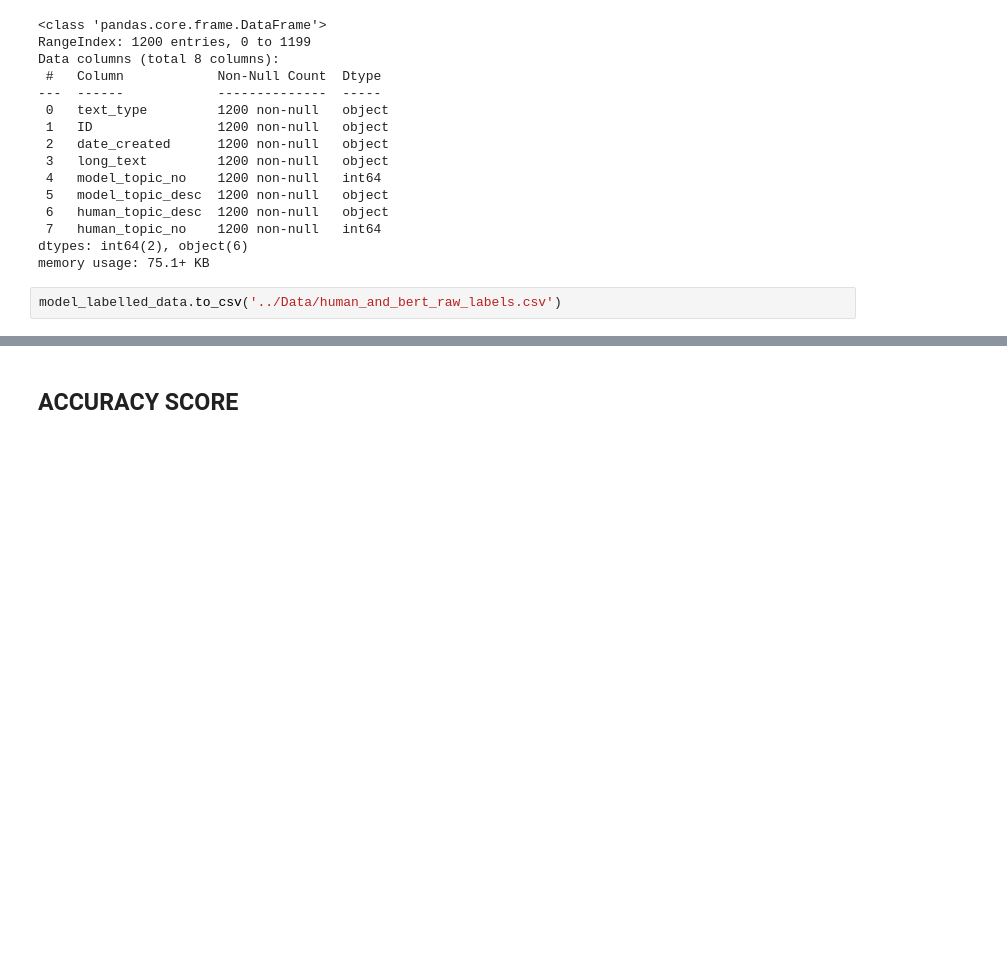
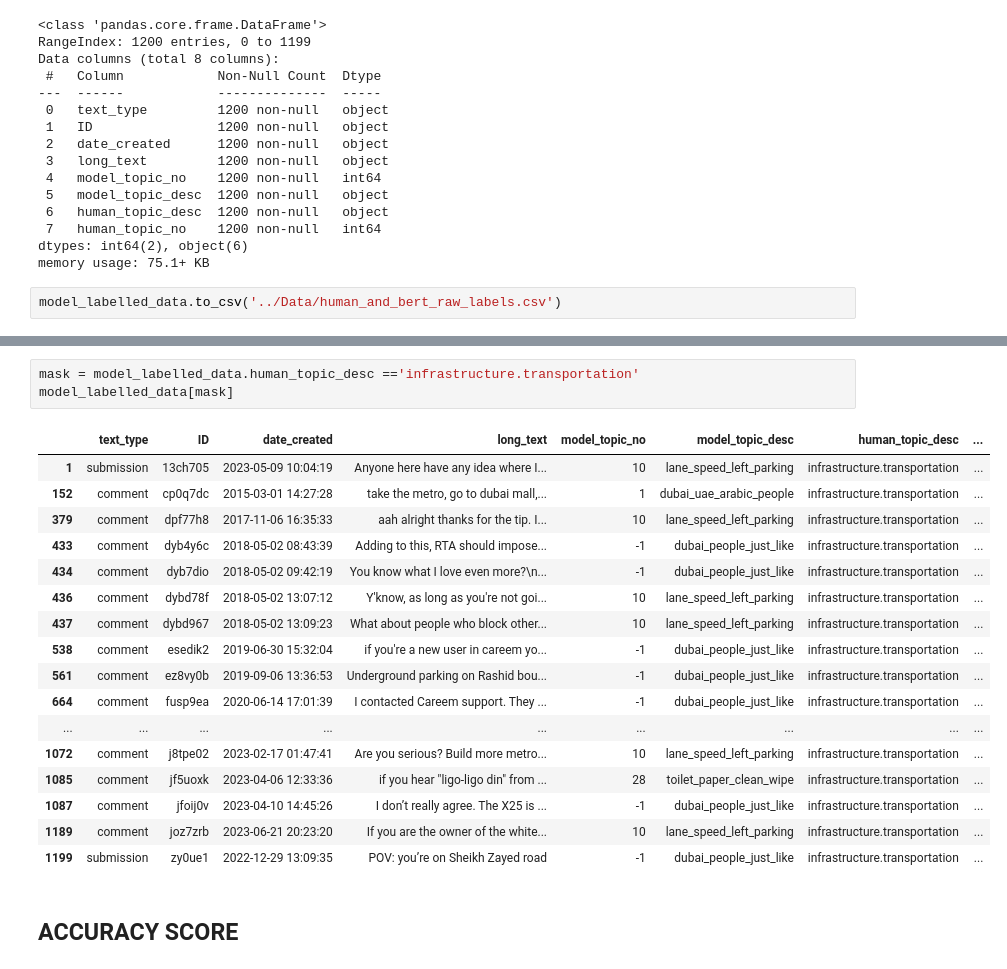
Before and after one commit to luisanomayo/MSc_Thesis_NLP_topic_modelling, a Jupyter notebook: topic_modelling/Untitled.ipynb, the cells around one changed output, grey strips where cells are left out. Cells and saved outputs as stored; diff of their text form; blank space fills up the shorter version.

```diff
--- a/topic_modelling/Untitled.ipynb
+++ b/topic_modelling/Untitled.ipynb
@@ -148,3 +166,24 @@ model_labelled_data.to_csv('../Data/human_and_bert_raw_labels.csv')
+# %%
+mask = model_labelled_data.human_topic_desc =='infrastructure.transportation'
+model_labelled_data[mask]
+# %% [output]
+|  | text_type | ID | date_created | long_text | model_topic_no | model_topic_desc | human_topic_desc | ... |
+| 1 | submission | 13ch705 | 2023-05-09 10:04:19 | Anyone here have any idea where I... | 10 | lane_speed_left_parking | infrastructure.transportation | ... |
+| 152 | comment | cp0q7dc | 2015-03-01 14:27:28 | take the metro, go to dubai mall,... | 1 | dubai_uae_arabic_people | infrastructure.transportation | ... |
+| 379 | comment | dpf77h8 | 2017-11-06 16:35:33 | aah alright thanks for the tip. I... | 10 | lane_speed_left_parking | infrastructure.transportation | ... |
+| 433 | comment | dyb4y6c | 2018-05-02 08:43:39 | Adding to this, RTA should impose... | -1 | dubai_people_just_like | infrastructure.transportation | ... |
+| 434 | comment | dyb7dio | 2018-05-02 09:42:19 | You know what I love even more?\n... | -1 | dubai_people_just_like | infrastructure.transportation | ... |
+| 436 | comment | dybd78f | 2018-05-02 13:07:12 | Y'know, as long as you're not goi... | 10 | lane_speed_left_parking | infrastructure.transportation | ... |
+| 437 | comment | dybd967 | 2018-05-02 13:09:23 | What about people who block other... | 10 | lane_speed_left_parking | infrastructure.transportation | ... |
+| 538 | comment | esedik2 | 2019-06-30 15:32:04 | if you're a new user in careem yo... | -1 | dubai_people_just_like | infrastructure.transportation | ... |
+| 561 | comment | ez8vy0b | 2019-09-06 13:36:53 | Underground parking on Rashid bou... | -1 | dubai_people_just_like | infrastructure.transportation | ... |
+| 664 | comment | fusp9ea | 2020-06-14 17:01:39 | I contacted Careem support. They ... | -1 | dubai_people_just_like | infrastructure.transportation | ... |
+| ... | ... | ... | ... | ... | ... | ... | ... | ... |
+| 1072 | comment | j8tpe02 | 2023-02-17 01:47:41 | Are you serious? Build more metro... | 10 | lane_speed_left_parking | infrastructure.transportation | ... |
+| 1085 | comment | jf5uoxk | 2023-04-06 12:33:36 | if you hear "ligo-ligo din" from ... | 28 | toilet_paper_clean_wipe | infrastructure.transportation | ... |
+| 1087 | comment | jfoij0v | 2023-04-10 14:45:26 | I don’t really agree. The X25 is ... | -1 | dubai_people_just_like | infrastructure.transportation | ... |
+| 1189 | comment | joz7zrb | 2023-06-21 20:23:20 | If you are the owner of the white... | 10 | lane_speed_left_parking | infrastructure.transportation | ... |
+| 1199 | submission | zy0ue1 | 2022-12-29 13:09:35 | POV: you’re on Sheikh Zayed road | -1 | dubai_people_just_like | infrastructure.transportation | ... |
 # %% [markdown]
 <h2> ACCURACY SCORE </h2>
 # %% [markdown]
```
Also changed, not shown: parts of 5 cells of this notebook.
